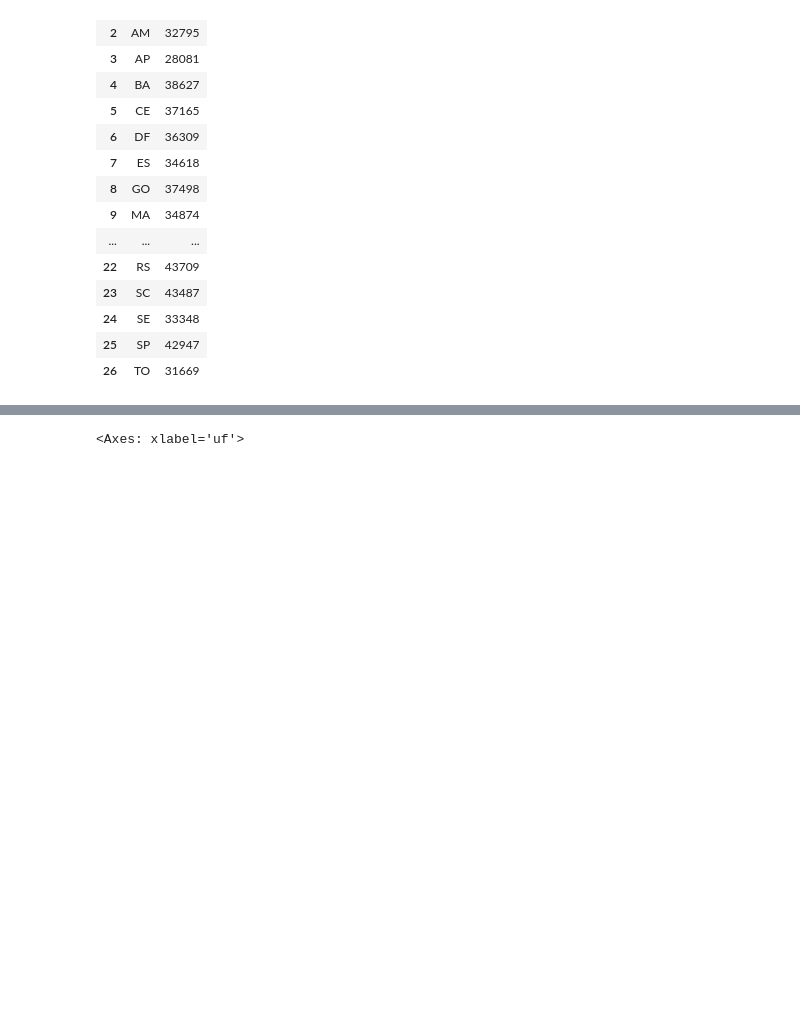
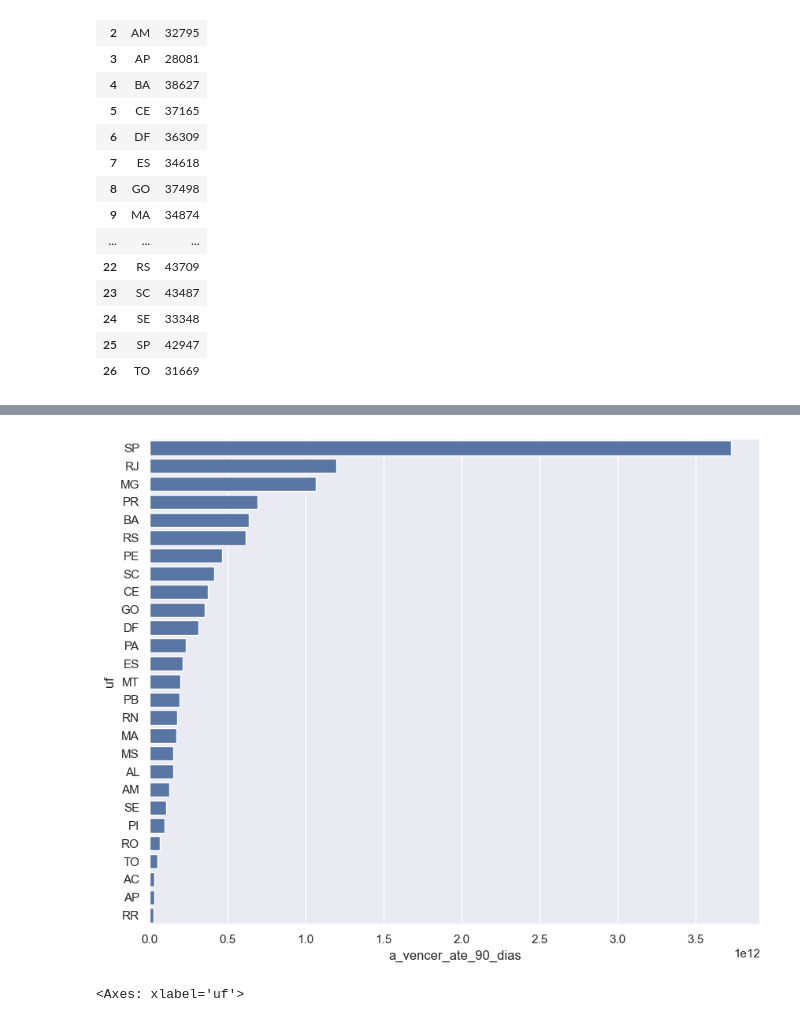
Before and after one commit to FranciniSantana/analise-scr-data, a Jupyter notebook: notebook/analise-descritiva.ipynb, the cells around one changed output, grey strips where cells are left out. Saved outputs shown, nothing was run; the diff lists cells and outputs as text; code cells hidden in the pictures; blank space fills up the shorter version.

```diff
--- a/notebook/analise-descritiva.ipynb
+++ b/notebook/analise-descritiva.ipynb
@@ -97,3 +135,14 @@ df.groupby('uf')['a_vencer_ate_90_dias'].sum().plot(kind='bar')
+# %%
+plt.figure(figsize=(10,8))
+venc_uf = df.groupby('uf')['a_vencer_ate_90_dias'].sum().reset_index()
+venc_uf_sorted = venc_uf.sort_values(by='a_vencer_ate_90_dias',ascending= False)
+
+ax3 = sns.barplot(data = venc_uf_sorted, x= 'a_vencer_ate_90_dias', y = 'uf')
+
+
+plt.show()
+# %% [output]
+[figure, added]
 # %%
 df.groupby('uf')['a_vencer_de_91_ate_360_dias'].sum().plot(kind='bar')
 # %% [output]
```
Also changed, not shown: parts of 9 cells of this notebook.
